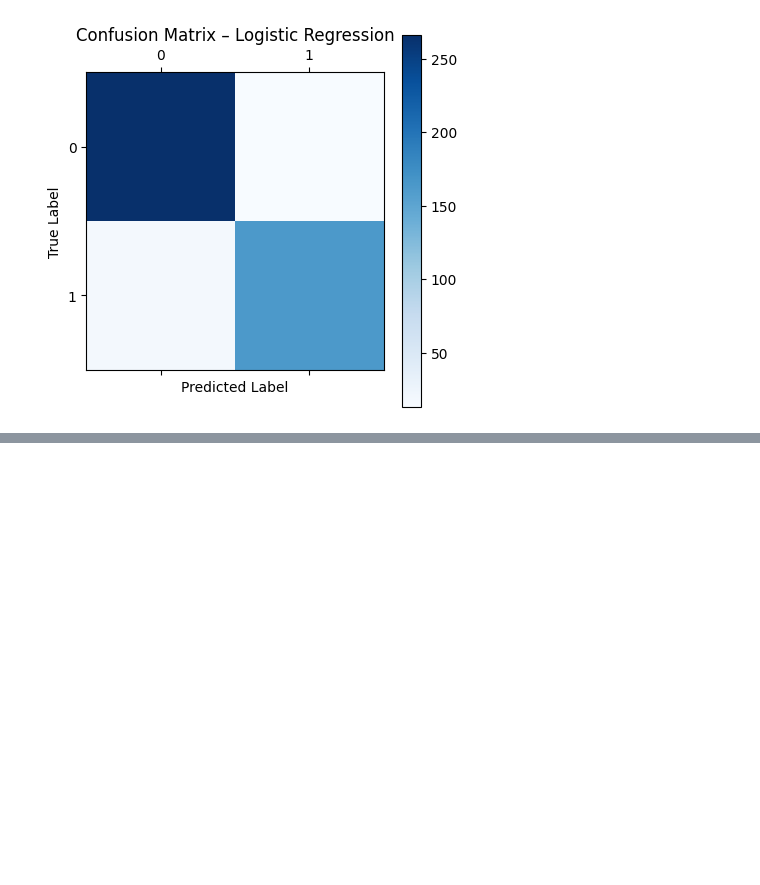
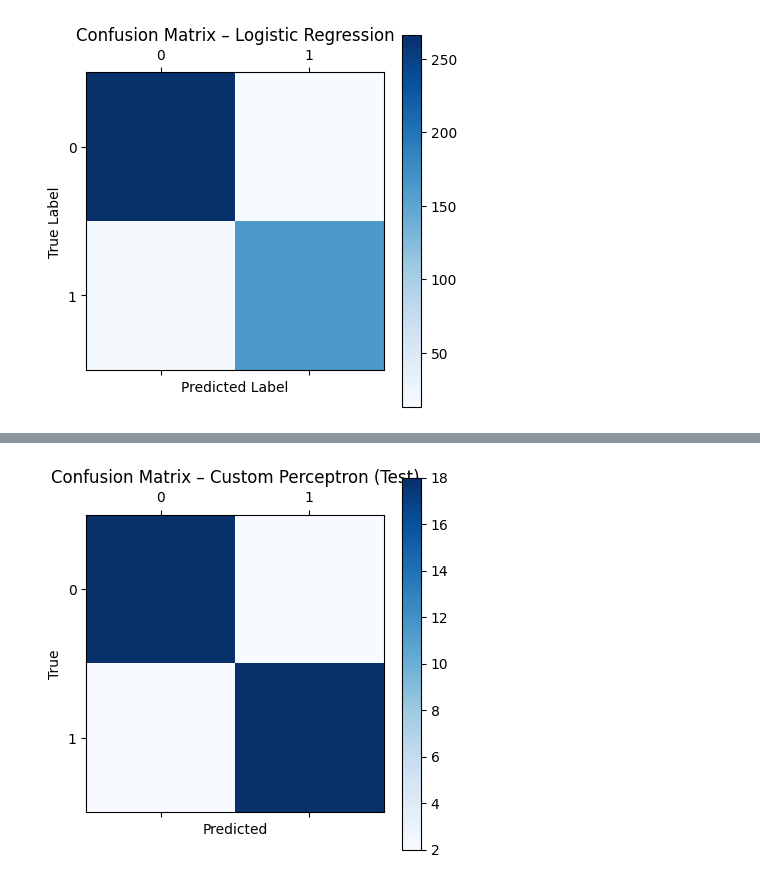
Before and after one commit to AnvithV/binary_classifier, a Jupyter notebook: main.ipynb, the cells around one changed output, grey strips where cells are left out. Cells and saved outputs as stored; diff of their text form; code cells hidden in the pictures; blank space fills up the shorter version.

```diff
--- a/main.ipynb
+++ b/main.ipynb
@@ -211,13 +226,16 @@ Confusion Matrix:
 # %%
-#PERCEPTRON IMPLEMENTATION ON DUTCH/ENGLISH DATASET
+#PERCEPTRON/SVM/LOGISTIC REGRESSION IMPLEMENTATION ON DUTCH/ENGLISH DATASET
 #import txt files and load line by line, use this for rest of code, run model training and evaluation similar to above
 #first train on basic dutch.txt and english.txt files, then devlpo using dev sets and then test on test sets finally
 #objective is to classify dutch vs english text files based on content
 from pathlib import Path  # <-- needed for Path.read_text
 from typing import List, Tuple
+
+from sklearn.pipeline import make_pipeline
+from sklearn.feature_extraction.text import TfidfVectorizer
 #defining paths, no need to split into train and test here as we have separate files for that
-EN_PATH = "/Users/anvith/hw2_ml/universal-declaration/dutch.txt" # each line is a one sentence sample
-DU_PATH = "/Users/anvith/hw2_ml/universal-declaration/english.txt" # each line is a one sentence sample
+EN_PATH = "/Users/anvith/hw2_ml/universal-declaration/english.txt" # each line is a one sentence sample
+DU_PATH = "/Users/anvith/hw2_ml/universal-declaration/dutch.txt" # each line is a one sentence sample
 test_EN_PATH = "/Users/anvith/hw2_ml/universal-declaration/test_en.txt"
 test_DU_PATH = "/Users/anvith/hw2_ml/universal-declaration/test_du.txt"
 dev_du_PATH = "/Users/anvith/hw2_ml/universal-declaration/developmentdutch.txt" # each line is a one sentence sample
@@ -260,3 +278,83 @@ X_en_test, y_en_test = load_labeled_lines(test_EN_PATH, label_map["EN"])
 X_du_test, y_du_test = load_labeled_lines(test_DU_PATH, label_map["DU"])
 X_test = X_en_test + X_du_test
 y_test = y_en_test + y_du_test
+
+#using tf-idf vectorizer over count vectorizer to convert text data into numerical format because tf-idf gives more importance to rare words which might be more indicative of the language
+vectorizer = TfidfVectorizer() #initialize tf-idf vectorizer
+X_train_vec = vectorizer.fit_transform(X_train) #fit and transform training data
+X_dev_vec = vectorizer.transform(X_dev) #transform dev data
+X_test_vec = vectorizer.transform(X_test) #transform test data
+
+
+svm = LinearSVC(C=1.0, penalty="l2", loss="squared_hinge", random_state=42, max_iter=5000) # tested a bunch of different C values here, the value of C determines the regularization strength, regularization helps prevent overfitting by adding a penalty to the loss function for large weights, smaller C means stronger regularization, larger C means weaker regularization
+svm.fit(X_train_vec, y_train) #training the model based on training split and training labels
+
+y_train_pred = svm.predict(X_train_vec) #predicting on training set
+train_accuracy = accuracy_score(y_train, y_train_pred) #calculating training accuracy
+print("SVM Train accuracy:", train_accuracy)
+
+
+#now testing linear svc on dev set
+y_dev_pred = svm.predict(X_dev_vec)
+print("SVM DEV accuracy:", accuracy_score(y_dev, y_dev_pred))
+
+
+
+#now testing linerar svc on test set
+y_test_pred = svm.predict(X_test_vec)
+print("SVM TEST accuracy:", accuracy_score(y_test, y_test_pred))
+print(confusion_matrix(y_test, y_test_pred))
+
+logistic_model = LogisticRegression(max_iter=1000)
+logistic_model.fit(X_train_vec, y_train)
+logistic_y_train_pred = logistic_model.predict(X_train_vec)
+print("Logistic Regression TRAIN accuracy:", accuracy_score(y_train, logistic_y_train_pred))
+
+logistic_y_dev_pred = logistic_model.predict(X_dev_vec)
+print("Logistic Regression DEV accuracy:", accuracy_score(y_dev, logistic_y_dev_pred))
+logistic_y_test_pred = logistic_model.predict(X_test_vec)
+
+print("Logistic Regression TEST accuracy:", accuracy_score(y_test, logistic_y_test_pred))
+print("Logistic Regression Confusion Matrix:\n", confusion_matrix(y_test, logistic_y_test_pred))
+
+
+
+
+
+
+#now testing perceptron on dutch/english dataset
+#convert everything or make sure its good for perceptron compatibility
+
+train_dense = X_train_vec.astype(np.float32).toarray()
+dev_dense   = X_dev_vec.astype(np.float32).toarray()
+test_dense  = X_test_vec.astype(np.float32).toarray()
+
+
+train_labels = np.asarray(y_train, dtype=int).ravel()
+dev_labels   = np.asarray(y_dev,   dtype=int).ravel()
+test_labels  = np.asarray(y_test,  dtype=int).ravel()
+
+
+perc_clf = CustomPerceptron(learning_rate=0.01, n_iters=10000)
+perc_clf.fit(train_dense, train_labels)
+
+
+pred_train = perc_clf.predict(train_dense)
+pred_dev   = perc_clf.predict(dev_dense)
+pred_test  = perc_clf.predict(test_dense)
+
+# Metrics
+print("Perceptron TRAIN accuracy:", accuracy_score(train_labels, pred_train))
+print("Perceptron DEV accuracy:",   accuracy_score(dev_labels,   pred_dev))
+print("Perceptron TEST accuracy:",  accuracy_score(test_labels,  pred_test))
+print("Perceptron Confusion Matrix:\n", confusion_matrix(test_labels, pred_test))
+
+#graph visualization
+cm_perc = confusion_matrix(test_labels, pred_test)
+plt.matshow(cm_perc, cmap=plt.cm.Blues)
+plt.title('Confusion Matrix – Custom Perceptron (Test)')
+plt.colorbar()
+plt.xlabel('Predicted')
+plt.ylabel('True')
+plt.show()
+# %% [output]
@@ -262,0 +378 @@ y_test = y_en_test + y_du_test
+[figure, added]
```
Also changed, not shown: parts of 7 cells of this notebook, 1 other file.
